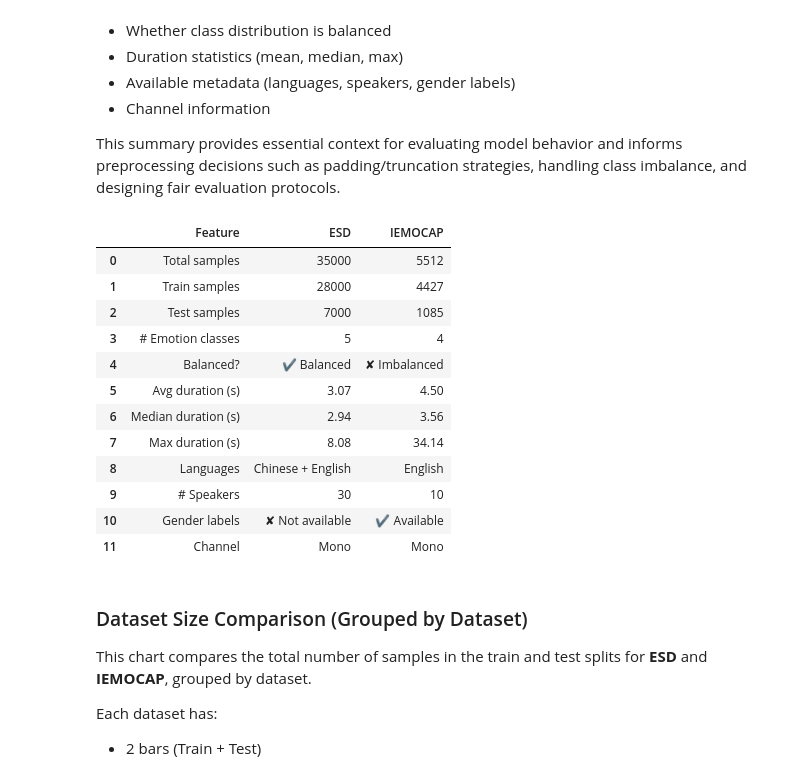
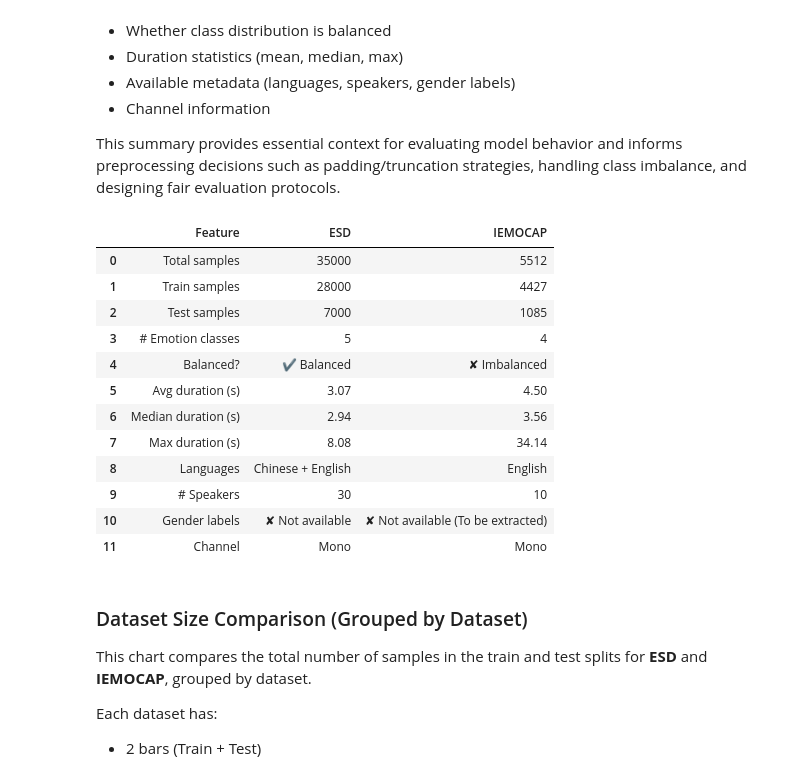
Before and after one commit to adsp-polito/2025-P7-Multimodal-Emotion-Recognition, a Jupyter notebook: notebooks/01_data_exploration.ipynb, the cells around one changed output. Drawn from its saved outputs; the diff is of its cells as text; code cells hidden in the pictures.

```diff
--- a/notebooks/01_data_exploration.ipynb
+++ b/notebooks/01_data_exploration.ipynb
@@ -270,35 +290,35 @@ rows = [
     ["# Emotion classes",       len(esd_counts),            len(iem_counts)],
     ["Balanced?",               "✔ Balanced" if is_balanced(esd_counts) else "✘ Imbalanced",
                                 "✔ Balanced" if is_balanced(iem_counts) else "✘ Imbalanced"],
 
     ["Avg duration (s)",        f"{esd_train_dur.mean():.2f}", f"{iem_train_dur.mean():.2f}"],
     ["Median duration (s)",     f"{np.median(esd_train_dur):.2f}", f"{np.median(iem_train_dur):.2f}"],
     ["Max duration (s)",        f"{esd_train_dur.max():.2f}", f"{iem_train_dur.max():.2f}"],
 
     ["Languages",               "Chinese + English",        "English"],
     ["# Speakers",              "30",                       "10"],
-    ["Gender labels",           "✘ Not available",          "✔ Available"],
+    ["Gender labels",           "✘ Not available",          "✘ Not available (To be extracted)"],
     ["Channel",                 "Mono",                     "Mono"],
 ]
 
 # Convert to DataFrame
 df_compare = pd.DataFrame(rows, columns=["Feature", "ESD", "IEMOCAP"])
 
 # Display
 df_compare
 # %% [output]
 |  | Feature | ESD | IEMOCAP |
 | 0 | Total samples | 35000 | 5512 |
 | 1 | Train samples | 28000 | 4427 |
 | 2 | Test samples | 7000 | 1085 |
 | 3 | # Emotion classes | 5 | 4 |
 | 4 | Balanced? | ✔ Balanced | ✘ Imbalanced |
 | 5 | Avg duration (s) | 3.07 | 4.50 |
 | 6 | Median duration (s) | 2.94 | 3.56 |
 | 7 | Max duration (s) | 8.08 | 34.14 |
 | 8 | Languages | Chinese + English | English |
 | 9 | # Speakers | 30 | 10 |
-| 10 | Gender labels | ✘ Not available | ✔ Available |
+| 10 | Gender labels | ✘ Not available | ✘ Not available (To be extracted) |
 | 11 | Channel | Mono | Mono |
 # %% [markdown]
 ### Dataset Size Comparison (Grouped by Dataset)
```
Also changed, not shown: parts of 1 cell of this notebook.
